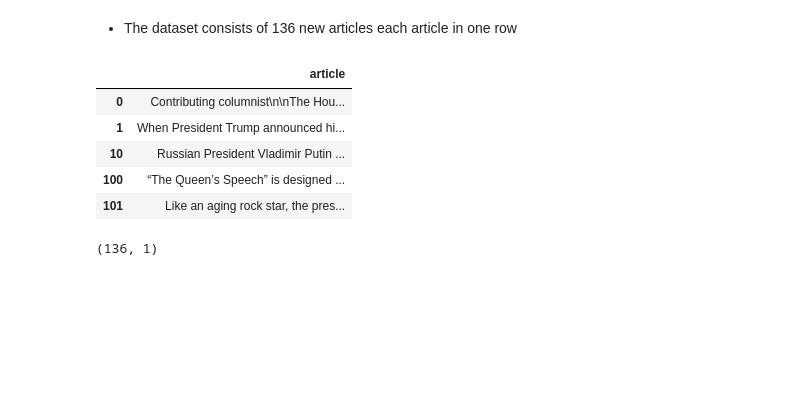
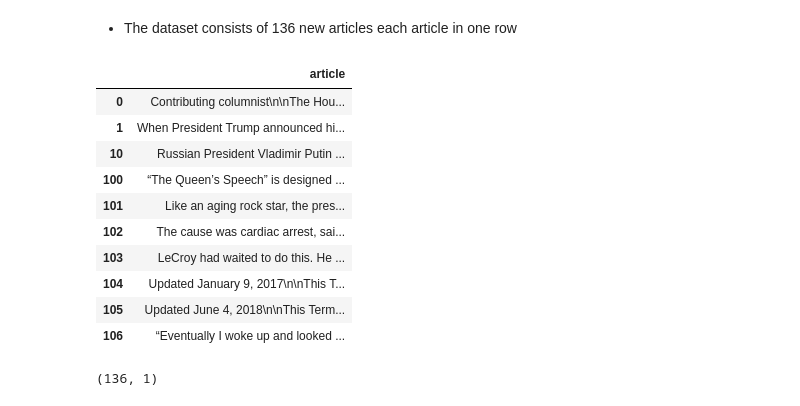
Before and after one commit to skhabiri/DS-Unit-4-Sprint-3-Deep-Learning, a Jupyter notebook: module1-rnn-and-lstm/LS_DS17_431_RNN_and_LSTM_Lecture.ipynb, the cells around one changed output. Saved outputs shown, nothing was run; the diff lists cells and outputs as text; code cells hidden in the pictures; blank space fills up the shorter version.

```diff
--- a/module1-rnn-and-lstm/LS_DS17_431_RNN_and_LSTM_Lecture.ipynb
+++ b/module1-rnn-and-lstm/LS_DS17_431_RNN_and_LSTM_Lecture.ipynb
@@ -285,15 +392,20 @@ import os
 # %%
 import pandas as pd
 
 df = pd.read_json('https://raw.githubusercontent.com/LambdaSchool/DS-Unit-4-Sprint-3-Deep-Learning/main/module1-rnn-and-lstm/wp_articles.json')
-df.head()
+df.head(10)
 # %% [output]
 |  | article |
 | 0 | Contributing columnist\n\nThe Hou... |
 | 1 | When President Trump announced hi... |
 | 10 | Russian President Vladimir Putin ... |
 | 100 | “The Queen’s Speech” is designed ... |
 | 101 | Like an aging rock star, the pres... |
+| 102 | The cause was cardiac arrest, sai... |
+| 103 | LeCroy had waited to do this. He ... |
+| 104 | Updated January 9, 2017\n\nThis T... |
+| 105 | Updated June 4, 2018\n\nThis Term... |
+| 106 | “Eventually I woke up and looked ... |
 # %%
 print(df.shape)
 df.iloc[0,:]
```
Also changed, not shown: parts of 44 cells of this notebook.
